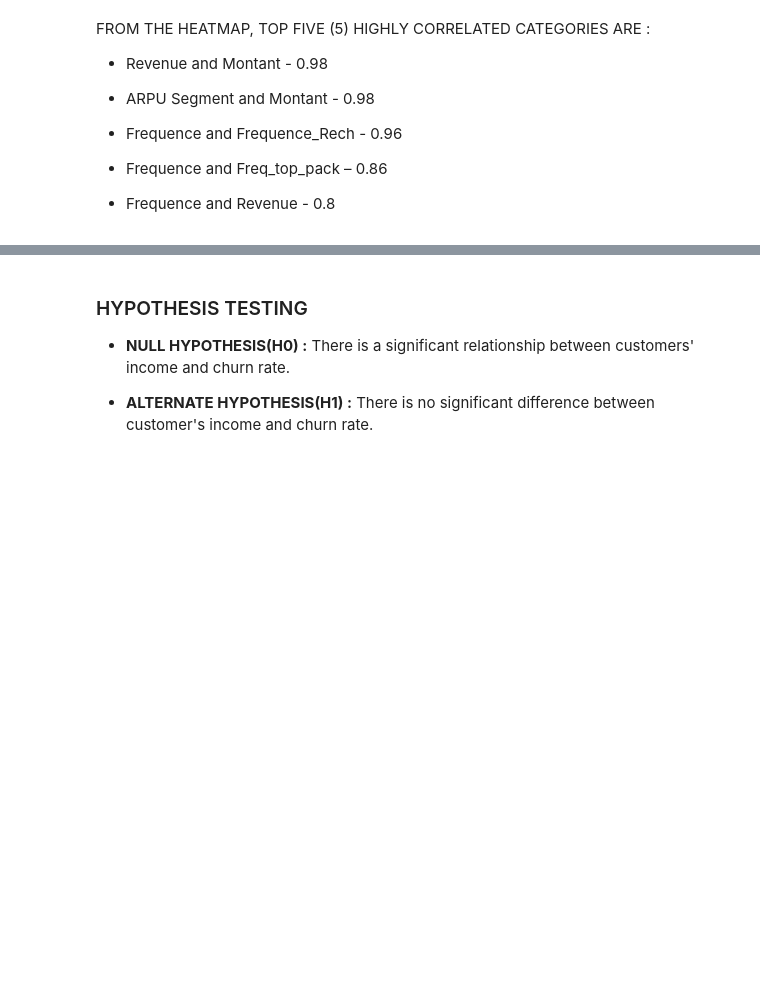
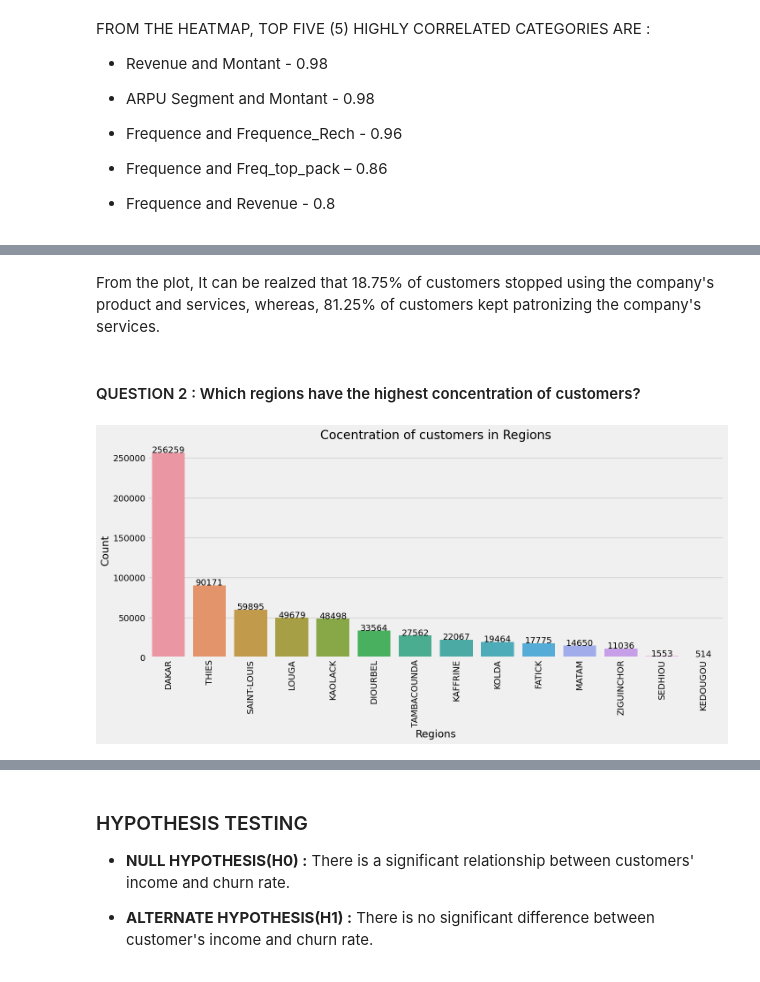
Before and after one commit to elvis-darko/Team_Zurich_Capstone_Project, a Jupyter notebook: Assets/dev/customer_churn_predict_TeamZurich.ipynb, the cells around one changed output, grey strips where cells are left out. Saved outputs shown, nothing was run; the diff lists cells and outputs as text; code cells hidden in the pictures; blank space fills up the shorter version.

```diff
--- a/Assets/dev/customer_churn_predict_TeamZurich.ipynb
+++ b/Assets/dev/customer_churn_predict_TeamZurich.ipynb
@@ -580,0 +611,23 @@ FROM THE HEATMAP, TOP FIVE (5) HIGHLY CORRELATED CATEGORIES ARE :
+# %% [markdown]
+From the plot, It can be realzed that 18.75% of customers stopped using the company's product and services, whereas, 81.25% of customers kept patronizing the company's services.
+# %% [markdown]
+#### QUESTION 2 : Which regions have the highest concentration of customers?
+# %%
+# Get value counts of regions
+regions = train['REGION'].value_counts()
+
+# Create bar chart to show distribution of customers in the regions
+plt.figure(figsize=(15, 6))
+sns.barplot(x=regions.index, y=regions.values)
+plt.xlabel('Regions')
+plt.ylabel('Count')
+plt.title('Cocentration of customers in Regions')
+plt.xticks(rotation=90)
+
+# Add data labels to charts
+for labels, count in enumerate(regions.values):
+    plt.text(labels, count, str(count), ha='center')
+
+plt.show()
+# %% [output]
+[figure, added]
```
Also changed, not shown: parts of 13 cells of this notebook.
